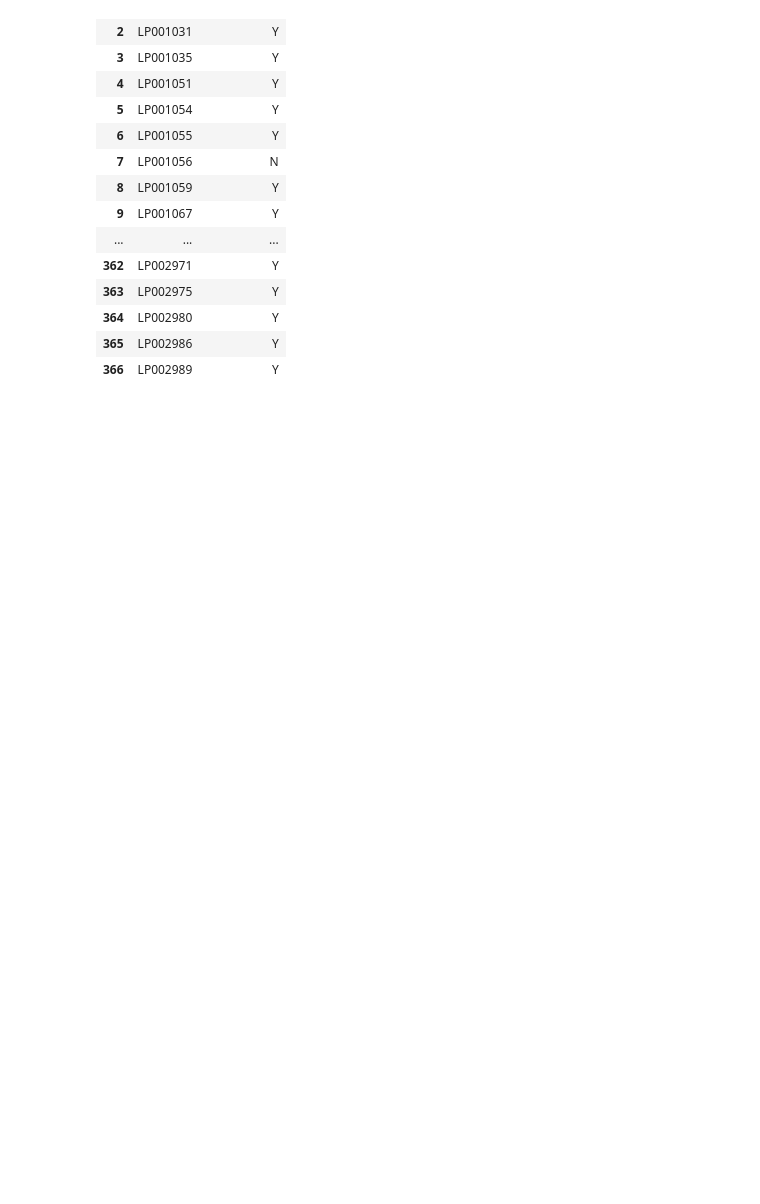
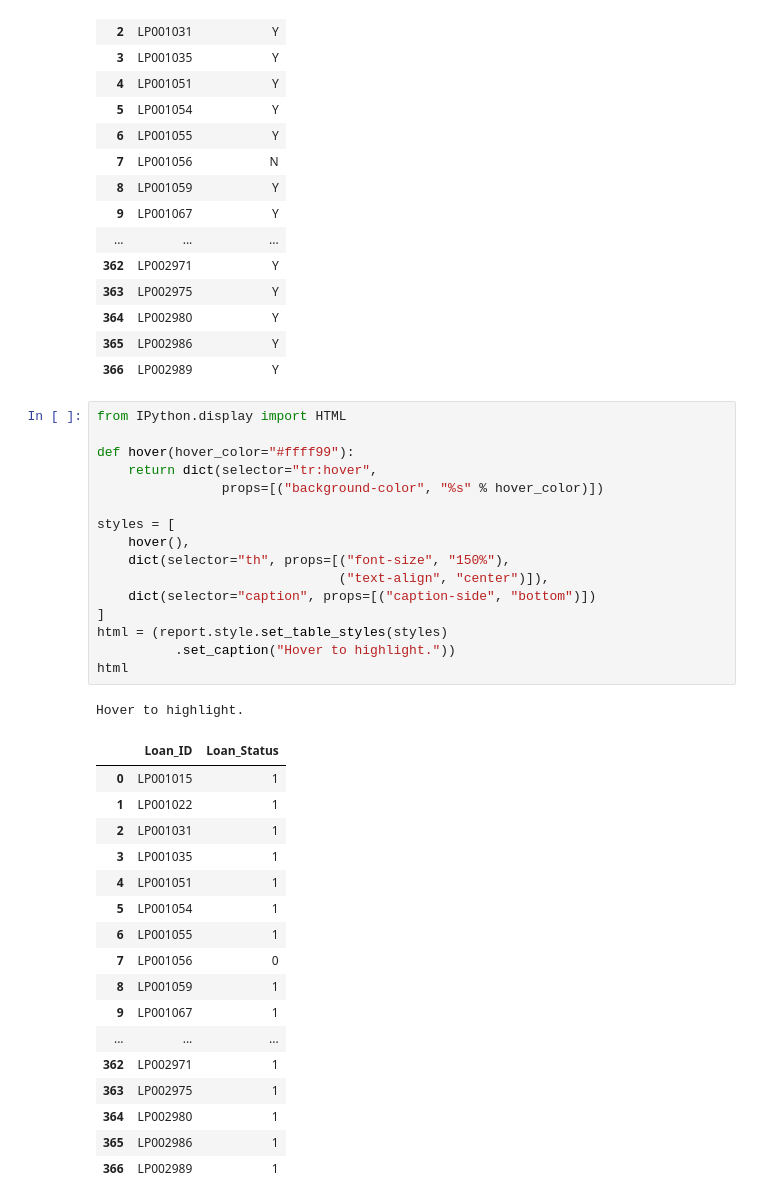
Before and after one commit to saritmaitra/Loan_approval_system, a Jupyter notebook: Model_Development_Loan_Approval_System.ipynb, the cells around one changed output. Drawn from its saved outputs; the diff is of its cells as text; blank space fills up the shorter version.

```diff
--- a/Model_Development_Loan_Approval_System.ipynb
+++ b/Model_Development_Loan_Approval_System.ipynb
@@ -1036,3 +1034,38 @@ report
 | 364 | LP002980 | Y |
 | 365 | LP002986 | Y |
 | 366 | LP002989 | Y |
+# %%
+from IPython.display import HTML
+
+def hover(hover_color="#ffff99"):
+    return dict(selector="tr:hover",
+                props=[("background-color", "%s" % hover_color)])
+
+styles = [
+    hover(),
+    dict(selector="th", props=[("font-size", "150%"),
+                               ("text-align", "center")]),
+    dict(selector="caption", props=[("caption-side", "bottom")])
+]
+html = (report.style.set_table_styles(styles)
+          .set_caption("Hover to highlight."))
+html
+# %% [output]
+Hover to highlight.
+|  | Loan_ID | Loan_Status |
+| 0 | LP001015 | 1 |
+| 1 | LP001022 | 1 |
+| 2 | LP001031 | 1 |
+| 3 | LP001035 | 1 |
+| 4 | LP001051 | 1 |
+| 5 | LP001054 | 1 |
+| 6 | LP001055 | 1 |
+| 7 | LP001056 | 0 |
+| 8 | LP001059 | 1 |
+| 9 | LP001067 | 1 |
+| ... | ... | ... |
+| 362 | LP002971 | 1 |
+| 363 | LP002975 | 1 |
+| 364 | LP002980 | 1 |
+| 365 | LP002986 | 1 |
+| 366 | LP002989 | 1 |
```
Also changed, not shown: parts of 22 cells of this notebook.
